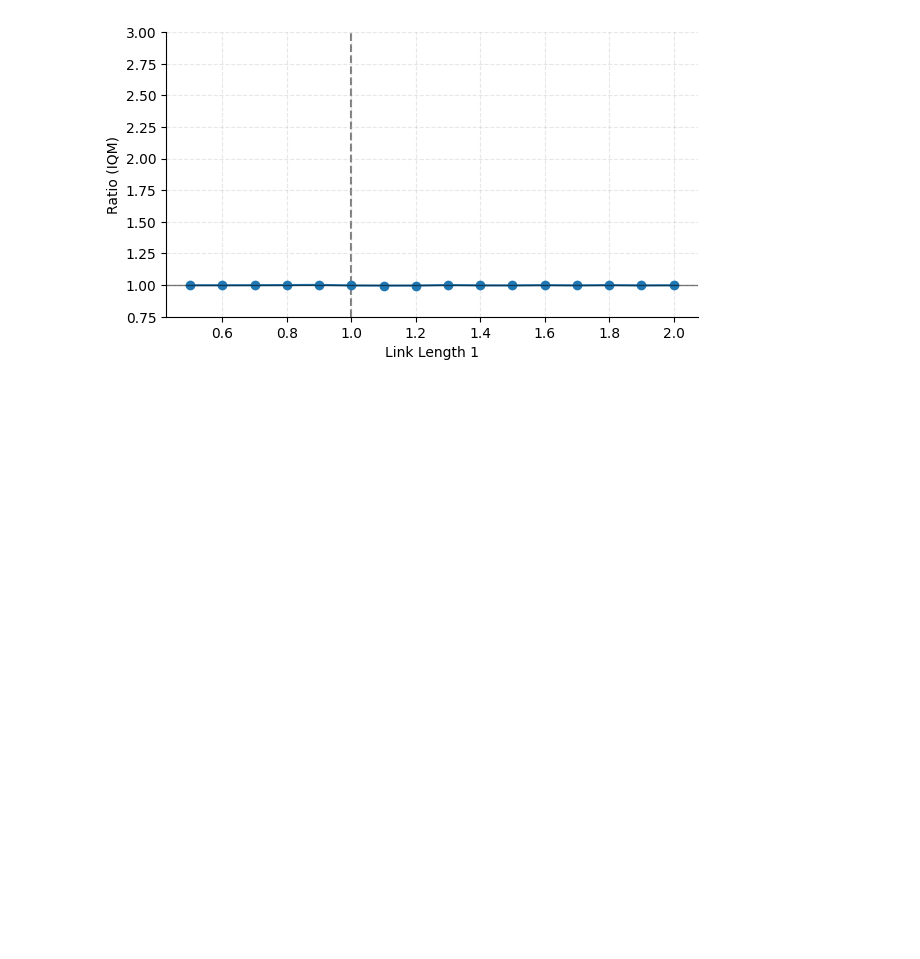
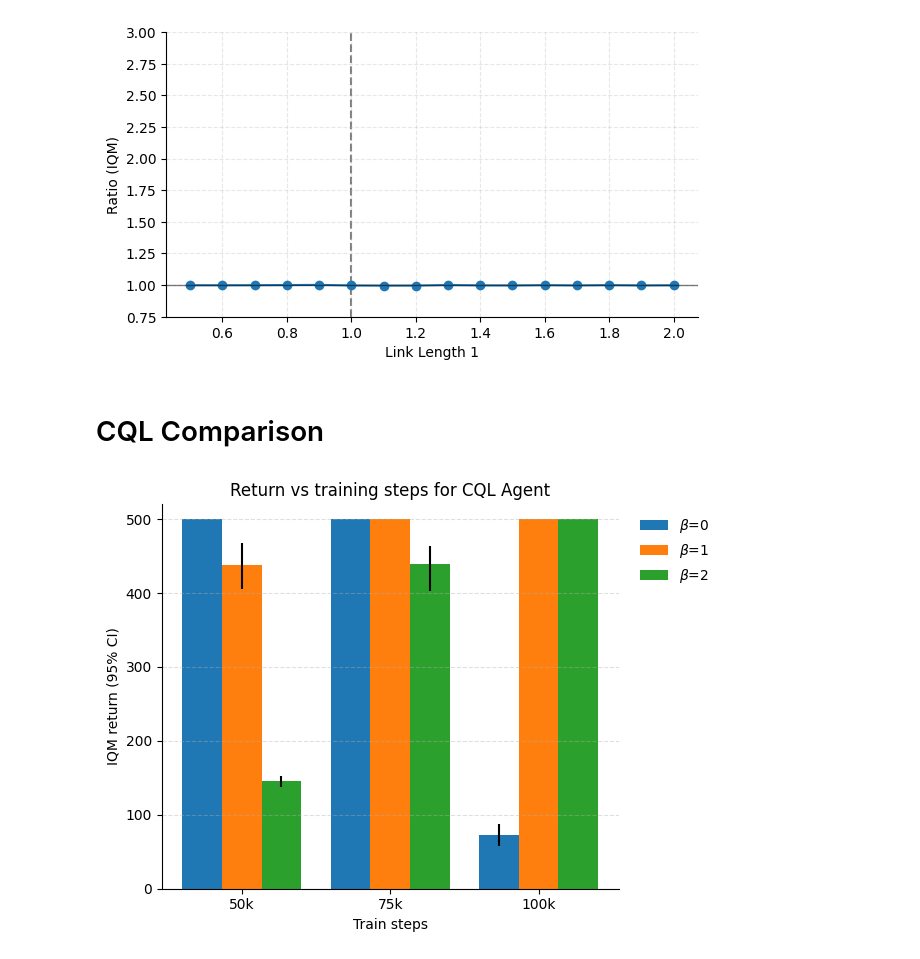
Before and after one commit to foty-hub/msc_thesis, a Jupyter notebook: notebooks/cartpole/plot.ipynb, the cells around one changed output. Cells and saved outputs as stored; diff of their text form; code cells hidden in the pictures; blank space fills up the shorter version.

Commit message:
CQL training experiment

```diff
--- a/notebooks/cartpole/plot.ipynb
+++ b/notebooks/cartpole/plot.ipynb
@@ -319,3 +330,59 @@ plot_improvement_curve(link_vals, ab_ratio_score, ab_ratio_cis, nominal_value=no
 # %% [output]
 Mean Improvement: 0.999x (0.995x - 1.002x)
 [figure]
+# %% [markdown]
+# CQL Comparison
+# %%
+cql_data = pd.read_pickle(f'{results_dir}/cartpole/cql/cql_results_withreturns.pkl')
+cql_df = pd.DataFrame(cql_data)
+cql_df = cql_df.explode('returns')
+
+alphas = [0.0, 1.0, 2.0]
+steps_order = [50_000, 75_000, 100_000]  # x-axis order
+
+# Build score_dict: one entry per (alpha, train_steps). Each is [num_seeds, 1]
+score_dict = {}
+for alpha in alphas:
+    for step in steps_order:
+        sub = cql_df[(cql_df['alpha'] == alpha) & (cql_df['train_steps'] == step)]
+        # 1 value per seed
+        scores = sub['returns'].to_numpy().reshape(-1, 1)
+        label = f"α={alpha}|{step//1000}k"
+        score_dict[label] = scores
+
+# IQM per “task” (we have a single placeholder task of size 1)
+def iqm_fn(scores):
+    # scores: [num_seeds, num_tasks]
+    return np.array([metrics.aggregate_iqm(scores[:, t]) for t in range(scores.shape[1])])
+
+aggregate_scores, aggregate_score_cis = rly.get_interval_estimates(score_dict, iqm_fn, reps=50_000)
+
+# Plot grouped bars with asymmetric error bars from the bootstrap CIs
+x = np.arange(len(steps_order))
+bar_width = 0.8 / len(alphas)
+
+for i, alpha in enumerate(alphas):
+    means, lower_err, upper_err = [], [], []
+    for step in steps_order:
+        key = f"α={alpha}|{step//1000}k"
+        mean = float(aggregate_scores[key][0])          # scalar IQM
+        ci_lo, ci_hi = aggregate_score_cis[key][:, 0]   # lower/upper for that scalar
+        means.append(mean)
+        lower_err.append(mean - ci_lo)
+        upper_err.append(ci_hi - mean)
+
+    offsets = x + (i - (len(alphas)-1)/2) * bar_width
+    yerr = np.vstack([lower_err, upper_err])           # asymmetric errors
+    plt.bar(offsets, means, width=bar_width, yerr=yerr, capsize=0, label=r'$\beta$' + f'={alpha:.0f}')
+
+plt.xticks(x, [f"{s//1000}k" for s in steps_order])
+despine(plt.gca())
+plt.grid(axis='y', linestyle='--', alpha=0.4)
+plt.ylim(None, 520)
+plt.xlabel('Train steps')
+plt.ylabel('IQM return (95% CI)')
+plt.legend(bbox_to_anchor=(1.02, 1), frameon=False)
+plt.title('Return vs training steps for CQL Agent')
+plt.tight_layout()
+# %% [output]
+[figure, added]
```
Also changed, not shown: parts of 6 cells of this notebook, 1 other file.
